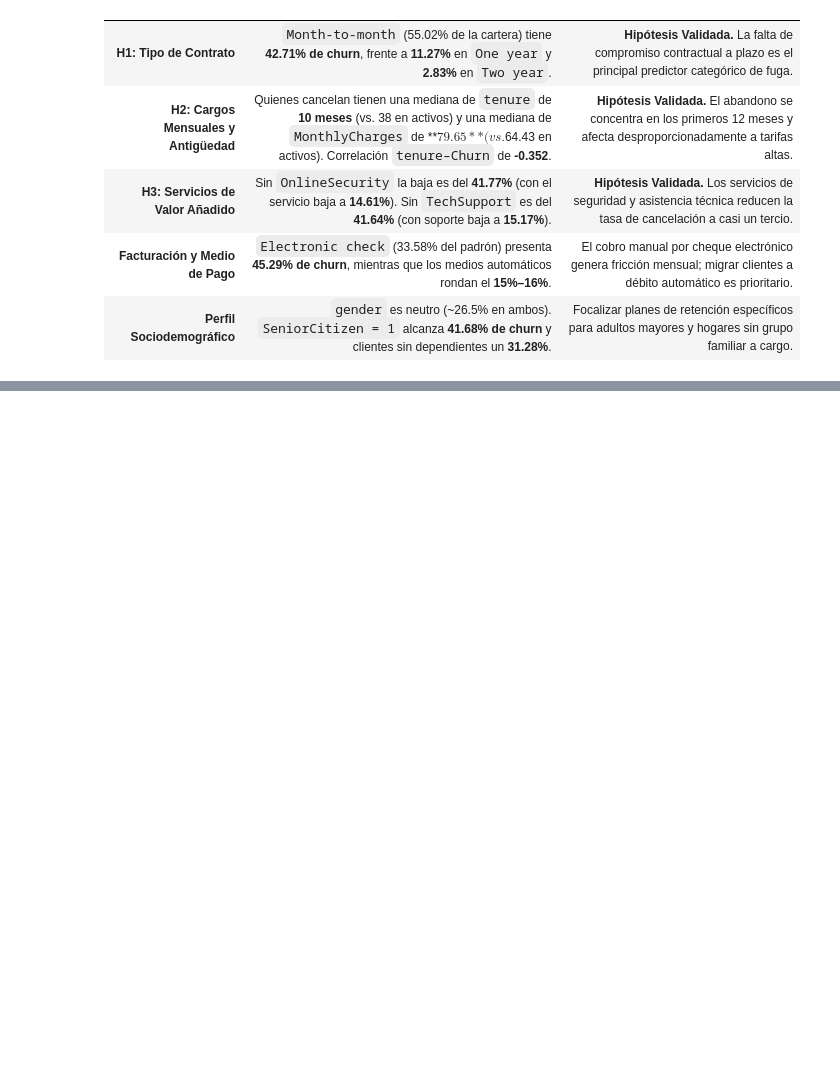
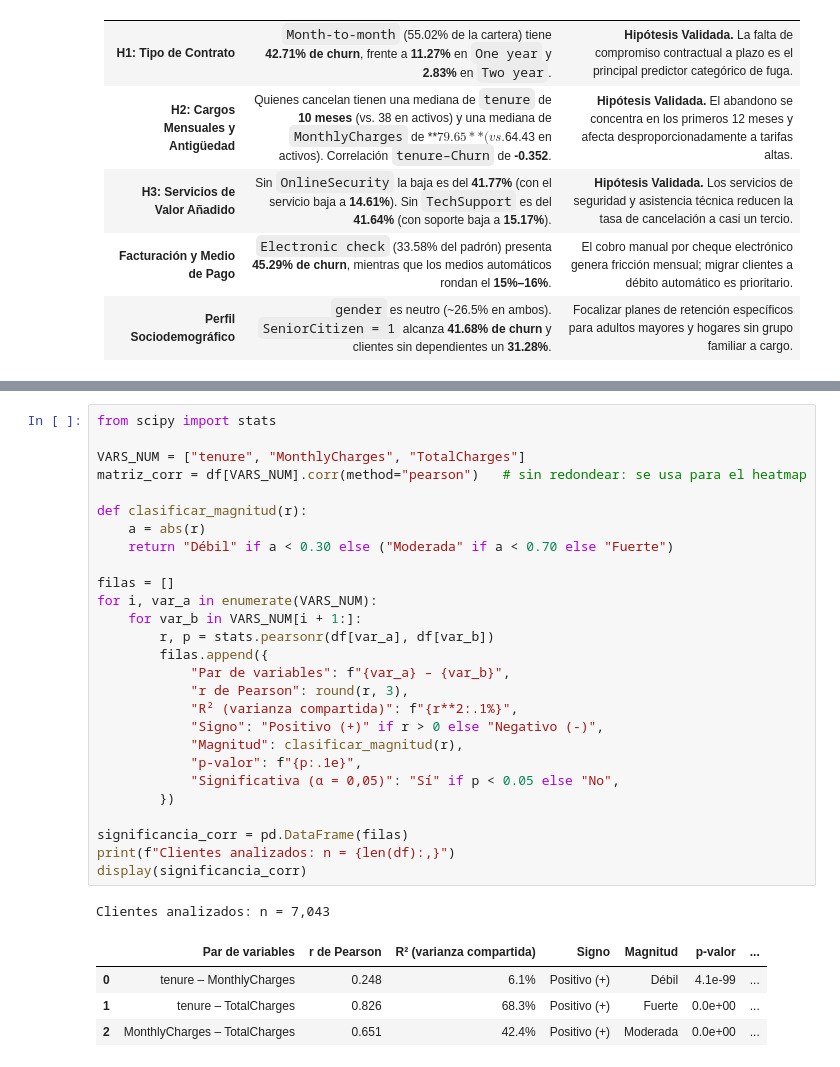
Before and after one commit to Janegro09/tpi-analisis-de-datos, a Jupyter notebook: notebooks/TPI_Analisis_de_Datos.ipynb, the cells around one changed output, grey strips where cells are left out. Saved outputs shown, nothing was run; the diff lists cells and outputs as text; blank space fills up the shorter version.

```diff
--- a/notebooks/TPI_Analisis_de_Datos.ipynb
+++ b/notebooks/TPI_Analisis_de_Datos.ipynb
@@ -928,0 +961,33 @@ for c in cols_contratacion:
+# %%
+from scipy import stats
+
+VARS_NUM = ["tenure", "MonthlyCharges", "TotalCharges"]
+matriz_corr = df[VARS_NUM].corr(method="pearson")   # sin redondear: se usa para el heatmap
+
+def clasificar_magnitud(r):
+    a = abs(r)
+    return "Débil" if a < 0.30 else ("Moderada" if a < 0.70 else "Fuerte")
+
+filas = []
+for i, var_a in enumerate(VARS_NUM):
+    for var_b in VARS_NUM[i + 1:]:
+        r, p = stats.pearsonr(df[var_a], df[var_b])
+        filas.append({
+            "Par de variables": f"{var_a} – {var_b}",
+            "r de Pearson": round(r, 3),
+            "R² (varianza compartida)": f"{r**2:.1%}",
+            "Signo": "Positivo (+)" if r > 0 else "Negativo (-)",
+            "Magnitud": clasificar_magnitud(r),
+            "p-valor": f"{p:.1e}",
+            "Significativa (α = 0,05)": "Sí" if p < 0.05 else "No",
+        })
+
+significancia_corr = pd.DataFrame(filas)
+print(f"Clientes analizados: n = {len(df):,}")
+display(significancia_corr)
+# %% [output]
+Clientes analizados: n = 7,043
+|  | Par de variables | r de Pearson | R² (varianza compartida) | Signo | Magnitud | p-valor | ... |
+| 0 | tenure – MonthlyCharges | 0.248 | 6.1% | Positivo (+) | Débil | 4.1e-99 | ... |
+| 1 | tenure – TotalCharges | 0.826 | 68.3% | Positivo (+) | Fuerte | 0.0e+00 | ... |
+| 2 | MonthlyCharges – TotalCharges | 0.651 | 42.4% | Positivo (+) | Moderada | 0.0e+00 | ... |
```
Also changed, not shown: parts of 20 cells of this notebook.
